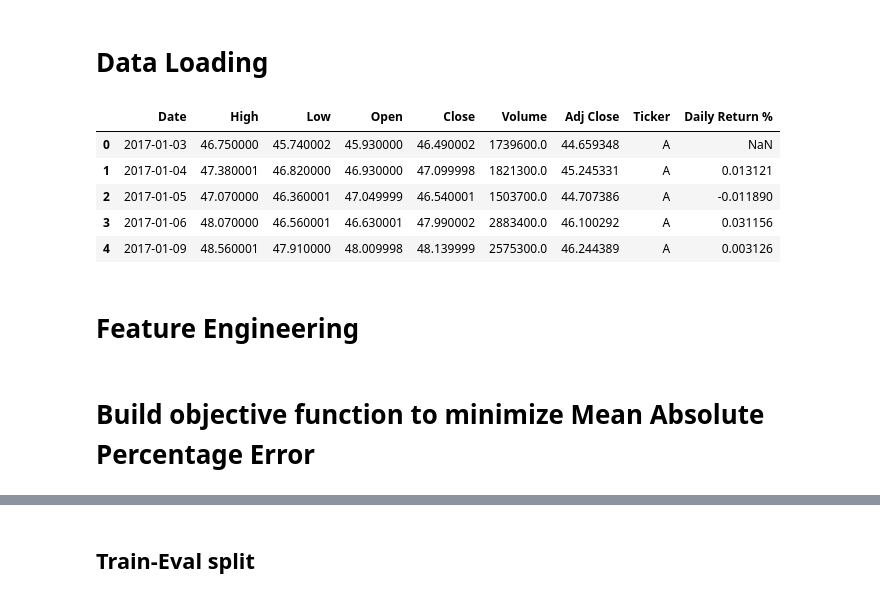
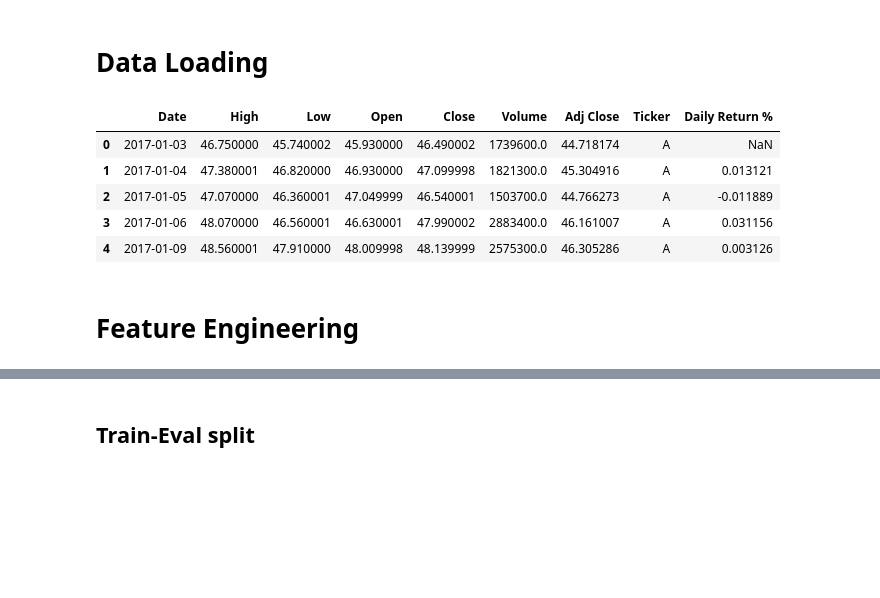
Before and after one commit to Ze1598/medium-articles, a Jupyter notebook: Forecasting SP500 stocks with XGBoost and Python Part 2 - Building the Model/sp500-xgboost.ipynb, the cells around one changed output, grey strips where cells are left out. Cells and saved outputs as stored; diff of their text form; code cells hidden in the pictures; blank space fills up the shorter version.

```diff
--- a/Forecasting SP500 stocks with XGBoost and Python Part 2 - Building the Model/sp500-xgboost.ipynb
+++ b/Forecasting SP500 stocks with XGBoost and Python Part 2 - Building the Model/sp500-xgboost.ipynb
@@ -29,15 +21,15 @@ import shap
 # %% [markdown]
 # Data Loading
 # %%
-df = pd.read_csv('C:\\Users\\ze179\\Desktop\\sp500_forecast\\data\\data.csv', parse_dates=['Date'])
+df = pd.read_csv("data.csv", parse_dates=["Date"])
 df.head()
 # %% [output]
 |  | Date | High | Low | Open | Close | Volume | Adj Close | Ticker | Daily Return % |
-| 0 | 2017-01-03 | 46.750000 | 45.740002 | 45.930000 | 46.490002 | 1739600.0 | 44.659348 | A | NaN |
-| 1 | 2017-01-04 | 47.380001 | 46.820000 | 46.930000 | 47.099998 | 1821300.0 | 45.245331 | A | 0.013121 |
-| 2 | 2017-01-05 | 47.070000 | 46.360001 | 47.049999 | 46.540001 | 1503700.0 | 44.707386 | A | -0.011890 |
-| 3 | 2017-01-06 | 48.070000 | 46.560001 | 46.630001 | 47.990002 | 2883400.0 | 46.100292 | A | 0.031156 |
-| 4 | 2017-01-09 | 48.560001 | 47.910000 | 48.009998 | 48.139999 | 2575300.0 | 46.244389 | A | 0.003126 |
+| 0 | 2017-01-03 | 46.750000 | 45.740002 | 45.930000 | 46.490002 | 1739600.0 | 44.718174 | A | NaN |
+| 1 | 2017-01-04 | 47.380001 | 46.820000 | 46.930000 | 47.099998 | 1821300.0 | 45.304916 | A | 0.013121 |
+| 2 | 2017-01-05 | 47.070000 | 46.360001 | 47.049999 | 46.540001 | 1503700.0 | 44.766273 | A | -0.011889 |
+| 3 | 2017-01-06 | 48.070000 | 46.560001 | 46.630001 | 47.990002 | 2883400.0 | 46.161007 | A | 0.031156 |
+| 4 | 2017-01-09 | 48.560001 | 47.910000 | 48.009998 | 48.139999 | 2575300.0 | 46.305286 | A | 0.003126 |
 # %% [markdown]
 # Feature Engineering
 # %%
@@ -62,2 +52,0 @@ df.drop(['Ticker', 'Ticker_Cat', 'Close'], inplace=True, axis=1)
-# %% [markdown]
-# Build objective function to minimize Mean Absolute Percentage Error
```
Also changed, not shown: parts of 30 cells of this notebook, 1 other file.
